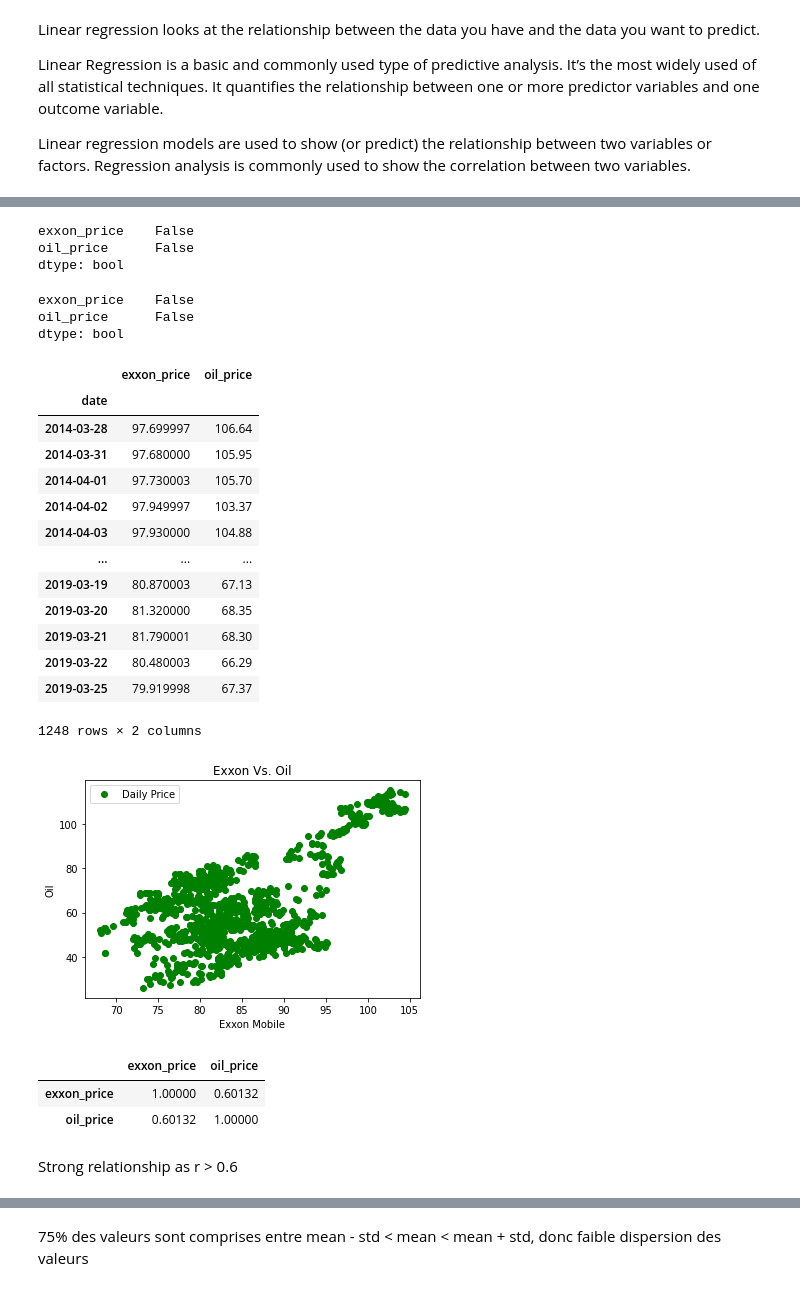
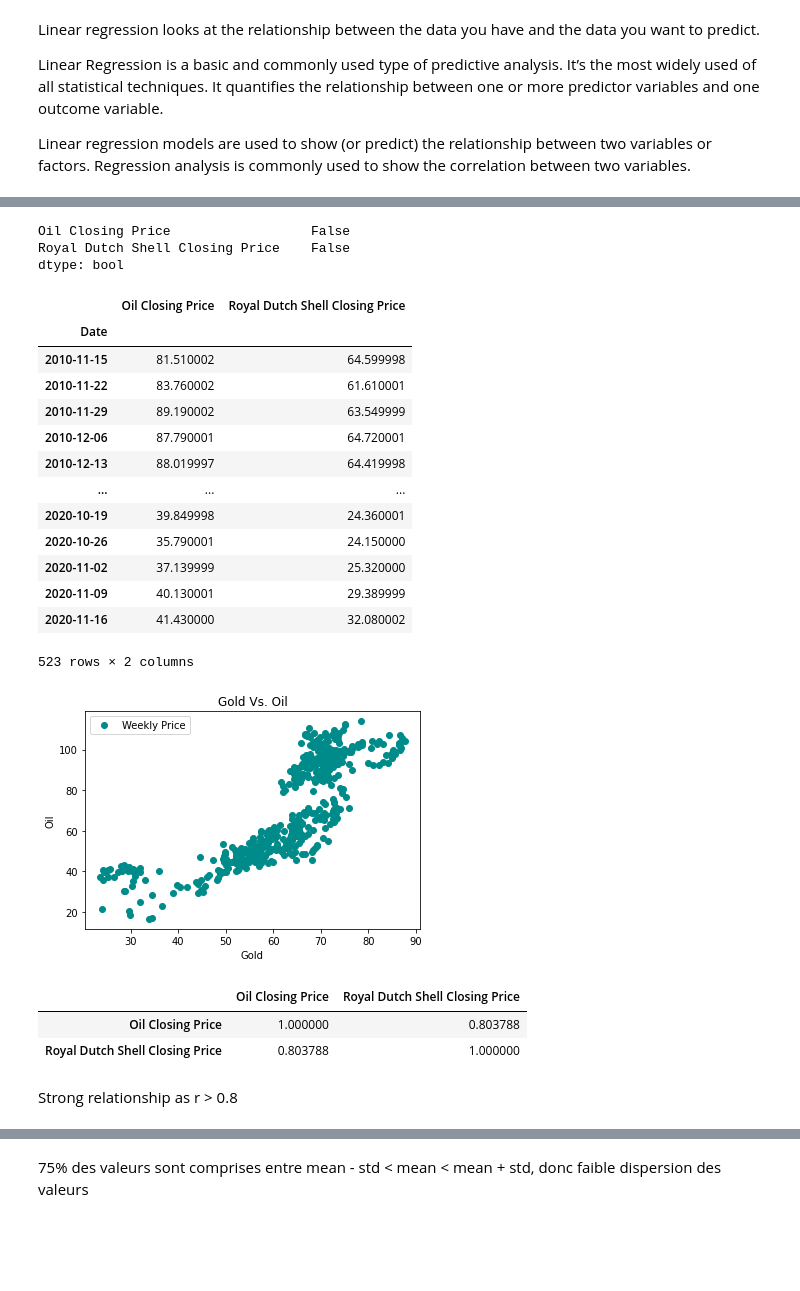
Before and after one commit to Eliesaleh/Linear-Regression, a Jupyter notebook: LinearRegression.ipynb, the cells around one changed output, grey strips where cells are left out. Drawn from its saved outputs; the diff is of its cells as text; code cells hidden in the pictures; blank space fills up the shorter version.

```diff
--- a/LinearRegression.ipynb
+++ b/LinearRegression.ipynb
@@ -16,6 +16,6 @@ from sklearn.linear_model import LinearRegression
 # %%
 # J'ai importé un excel que j'ai vu dans une vidéo youtube où un mec explique comment on fait une regréssion linéaire.
 # Le excel est dans l'onglet fichier si vous voulez le voir.
-data = pd.read_excel(r"oil_exxon.xlsx")
+data = pd.read_excel(r"OilShell.xlsx")
 data
 # %% [output]
@@ -35,8 +35,8 @@ data
 # %%
 # Ici je change la colonne Index tout à gauche par les dates pour une meilleure lisibitité du tableau
-data.index = pd.to_datetime(data["date"])
+data.index = pd.to_datetime(data["Date"])
 
 # Avec la fonction .drop() je retire la colonne date du tableau vu qu'elle est en index.
-data = data.drop('date', axis=1)
+data = data.drop('Date', axis=1)
 data
 # %% [output]
@@ -74,4 +57,4 @@ data
 # %%
-data = data.rename(columns={"exon_price" : "exxon_price"})
+data = data.rename(columns={"Close" : "Royal Dutch Shell Closing Price"})
 data
 # %% [output]
@@ -97,49 +80,46 @@ display(data.isna().any())
 data = data.dropna()
 data
 # %% [output]
-exxon_price    False
-oil_price      False
+Oil Closing Price                  False
+Royal Dutch Shell Closing Price    False
 dtype: bool
+|  | Oil Closing Price | Royal Dutch Shell Closing Price |
+| Date |  |  |
+| 2010-11-15 | 81.510002 | 64.599998 |
+| 2010-11-22 | 83.760002 | 61.610001 |
+| 2010-11-29 | 89.190002 | 63.549999 |
+| 2010-12-06 | 87.790001 | 64.720001 |
+| 2010-12-13 | 88.019997 | 64.419998 |
+| ... | ... | ... |
+| 2020-10-19 | 39.849998 | 24.360001 |
+| 2020-10-26 | 35.790001 | 24.150000 |
+| 2020-11-02 | 37.139999 | 25.320000 |
+| 2020-11-09 | 40.130001 | 29.389999 |
+| 2020-11-16 | 41.430000 | 32.080002 |
-exxon_price    False
-oil_price      False
-dtype: bool
+523 rows × 2 columns
-|  | exxon_price | oil_price |
-| date |  |  |
-| 2014-03-28 | 97.699997 | 106.64 |
-| 2014-03-31 | 97.680000 | 105.95 |
-| 2014-04-01 | 97.730003 | 105.70 |
-| 2014-04-02 | 97.949997 | 103.37 |
-| 2014-04-03 | 97.930000 | 104.88 |
-| ... | ... | ... |
-| 2019-03-19 | 80.870003 | 67.13 |
-| 2019-03-20 | 81.320000 | 68.35 |
-| 2019-03-21 | 81.790001 | 68.30 |
-| 2019-03-22 | 80.480003 | 66.29 |
-| 2019-03-25 | 79.919998 | 67.37 |
-1248 rows × 2 columns
 # %%
 # Je définis mes axes x et y
-x = data["exxon_price"]
-y = data["oil_price"]
+x = data["Royal Dutch Shell Closing Price"]
+y = data["Oil Closing Price"]
 
 # 1er graph simple sous forme de rond, d'où le "o" qui indique le format, "cercles".
-plt.plot(x, y, "o", color = "green", label = "Daily Price")
-plt.title("Exxon Vs. Oil")
-plt.xlabel("Exxon Mobile")
+plt.plot(x, y, "o", color = "darkcyan", label = "Weekly Price")
+plt.title("Gold Vs. Oil")
+plt.xlabel("Gold")
 plt.ylabel("Oil")
 plt.legend()
 plt.show()
 # %% [output]
-[figure, old version]
+[figure, new version]
 # %%
 #mesurer la corrélation
 data.corr()
 # %% [output]
-|  | exxon_price | oil_price |
-| exxon_price | 1.00000 | 0.60132 |
-| oil_price | 0.60132 | 1.00000 |
+|  | Oil Closing Price | Royal Dutch Shell Closing Price |
+| Oil Closing Price | 1.000000 | 0.803788 |
+| Royal Dutch Shell Closing Price | 0.803788 | 1.000000 |
 # %% [markdown]
-Strong relationship as r > 0.6
+Strong relationship as r > 0.8
 # %%
 #juste avoir la description des données
 
```
Also changed, not shown: parts of 7 cells of this notebook.
